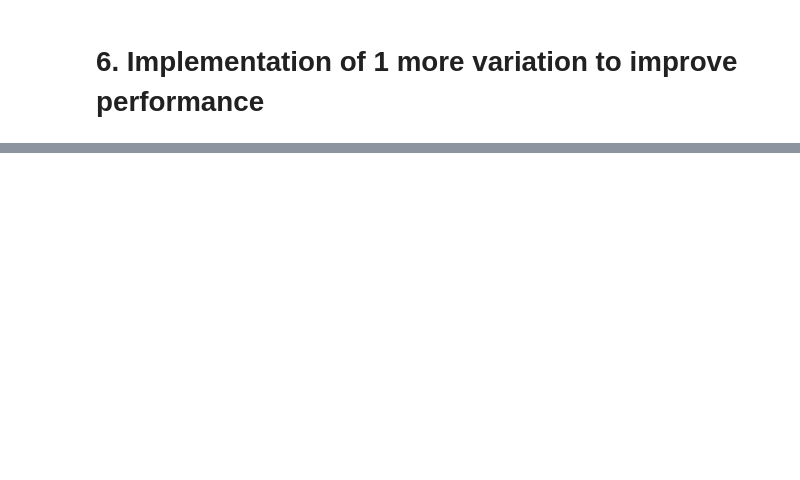
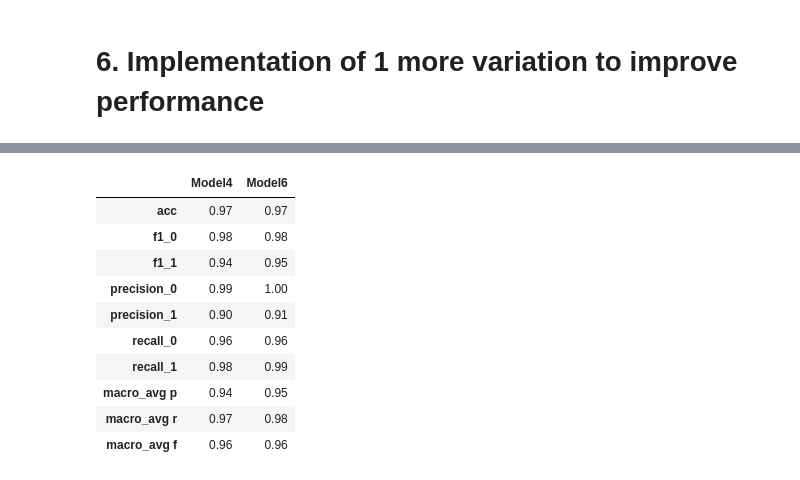
Before and after one commit to fezilemahlangu/Natural-Language-Processing-Project, a Jupyter notebook: NLP_project.ipynb, the cells around one changed output, grey strips where cells are left out. Cells and saved outputs as stored; diff of their text form; code cells hidden in the pictures; blank space fills up the shorter version.

```diff
--- a/NLP_project.ipynb
+++ b/NLP_project.ipynb
@@ -864,0 +865,21 @@ yes
+# %%
+M4 = [0.97,0.98,0.94,0.99,0.90,0.96,0.98,0.94,0.97,0.96]
+M6 = [0.97,0.98,0.95,1.00,0.91,0.96,0.99,0.95,0.98,0.96]
+
+
+index = ['acc', 'f1_0','f1_1', 'precision_0','precision_1', 'recall_0','recall_1','macro_avg p', 'macro_avg r', 'macro_avg f']
+df6 = pd.DataFrame({'Model4': M4,
+                   'Model6': M6}, index=index)
+df6
+# %% [output]
+|  | Model4 | Model6 |
+| acc | 0.97 | 0.97 |
+| f1_0 | 0.98 | 0.98 |
+| f1_1 | 0.94 | 0.95 |
+| precision_0 | 0.99 | 1.00 |
+| precision_1 | 0.90 | 0.91 |
+| recall_0 | 0.96 | 0.96 |
+| recall_1 | 0.98 | 0.99 |
+| macro_avg p | 0.94 | 0.95 |
+| macro_avg r | 0.97 | 0.98 |
+| macro_avg f | 0.96 | 0.96 |
```
Also changed, not shown: parts of 42 cells of this notebook.
